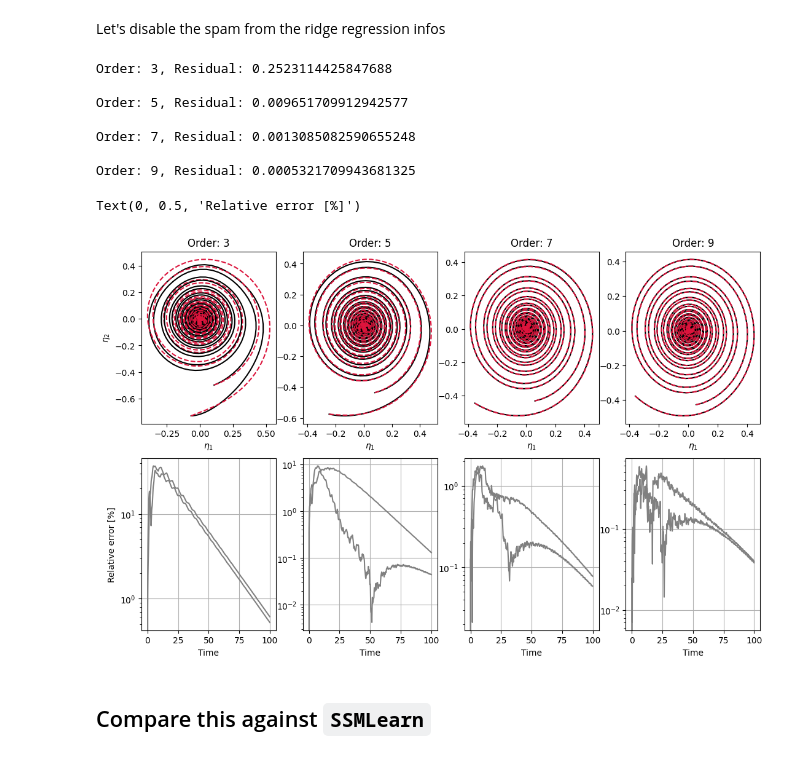
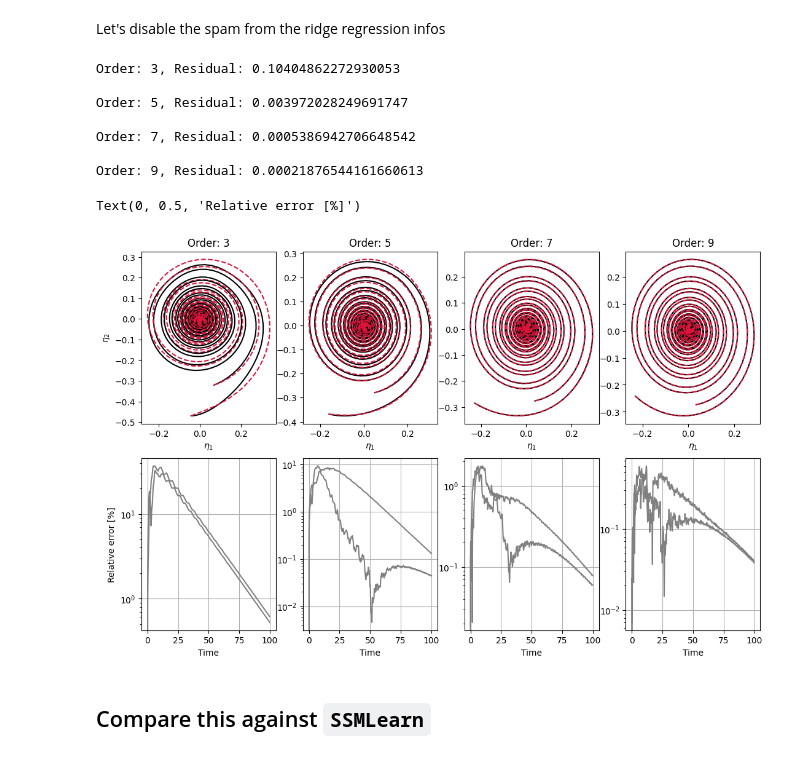
Before and after one commit to haller-group/SSMLearnPy, a Jupyter notebook: examples/one_dof_oscillator/test_normalform_transformation_benchmark_vs_ssmlearn.ipynb, the cells around one changed output. Saved outputs shown, nothing was run; the diff lists cells and outputs as text; code cells hidden in the pictures.

````diff
--- a/examples/one_dof_oscillator/test_normalform_transformation_benchmark_vs_ssmlearn.ipynb
+++ b/examples/one_dof_oscillator/test_normalform_transformation_benchmark_vs_ssmlearn.ipynb
@@ -123,7 +123,7 @@ constLHS = [[-1, 0]]
 constRHS = [[0, 0]]
 cons = [constLHS, constRHS]
 # Fit reduced model
-mdl = ridge.x(X, y, poly_degree = 3, constraints = cons)
+mdl = ridge.get_fit_ridge(X, y, poly_degree = 3, constraints = cons)
 linearPart = mdl.map_info['coefficients'][:,:2]
 dictTosave = {}
 dictTosave['trajectories'] = trajectories
@@ -149,6 +149,3 @@ array([[-0.04847425+1.41048894j,  0.        +0.j        ],
 trf, dyn = normalform.wrap_optimized_coefficients(ndofs, nf, 3, d )
 # %% [markdown]
 The trajectories can be plotted in the normal form coordinates
-# %%
-test = np.random.rand(10,2)
-transformed = trf.inverse_transform(test)
@@ -155,7 +156,7 @@ transformed = trf.inverse_transform(test)
 # %%
 for t in trajectories:
-    transformed = trf.inverse_transform(t.T)
-    plt.plot(np.real(transformed[:,0]), np.imag(transformed[:,0]))
+    transformed = trf.inverse_transform(t)
+    plt.plot(np.real(transformed[0,:]), np.imag(transformed[0,:]))
 plt.xlabel('$\\eta_1$')
 plt.ylabel('$\\eta_2$')
 # %% [output]
@@ -167,9 +168,9 @@ dt = t[1] - t[0]
 # %%
 
 for t in trajectories:
-    transformed = trf.inverse_transform(t.T)
-    plt.plot(np.real(transformed[:,0]), np.imag(transformed[:,0]), '-', c='black', label = 'Training')
-    ic = transformed[0,:]
+    transformed = trf.inverse_transform(t)
+    plt.plot(np.real(transformed[0,:]), np.imag(transformed[0,:]), '-', c='black', label = 'Training')
+    ic = transformed[:,0]
 
     pred = solve_ivp(dyn['vectorfield'], [time_pred[0], time_pred[-1]], ic, t_eval=time_pred, method = 'DOP853')
     plt.plot(np.real(pred.y[0,:]), np.imag(pred.y[0,:]), '--', c='Crimson', label = 'Prediction')
@@ -197,42 +198,42 @@ orders = [3, 5, 7, 9]
 n_orders = len(orders)
 for i in range(n_orders):
     order = orders[i]
     mdl = ridge.get_fit_ridge(X, y, poly_degree = order, constraints = cons) # pre-fit with regular ridge regression
     linearPart = mdl.map_info['coefficients'][:,:2]
 
     nf, n_unknowns_dynamics, n_unknowns_transformation, objectiv = normalform.create_normalform_transform_objective(times, trajectories, linearPart, degree = order)
     initial_guess = normalform.create_normalform_initial_guess(mdl, nf)
     res = least_squares(objectiv, initial_guess, jac='2-point', method='lm')
     print('Order: %s, Residual: %s \n' %(order, res.cost))
     d = normalform.unpack_optimized_coeffs(res.x, ndofs, nf, n_unknowns_dynamics, n_unknowns_transformation)
     trf, dyn = normalform.wrap_optimized_coefficients(ndofs, nf, order, d )
     ax[0,i].set_xlabel('$\\eta_1$')
     ax[0,i].set_title('Order: %s' %order)
     for t in trajectories:
-        transformed = trf.inverse_transform(t.T)
-        ax[0,i].plot(np.real(transformed[:,0]), np.imag(transformed[:,0]), '-', c='black', label = 'Training')
-        ic = transformed[0,:]
+        transformed = trf.inverse_transform(t)
+        ax[0,i].plot(np.real(transformed[0,:]), np.imag(transformed[0,:]), '-', c='black', label = 'Training')
+        ic = transformed[:,0]
         pred = solve_ivp(dyn['vectorfield'], [time_pred[0], time_pred[-1]], ic, t_eval=time_pred, method = 'DOP853')
         ax[0,i].plot(np.real(pred.y[0,:]), np.imag(pred.y[0,:]), '--', c='Crimson', label = 'Prediction')
         ## we also compute the error along trajectories
         tonorm = np.max(np.abs(transformed[:,0]))
-        error = np.abs(pred.y[0,:] - transformed[:,0])/tonorm
+        error = np.abs(pred.y[0,:] - transformed[0,:])/tonorm
         ax[1,i].semilogy(pred.t, error*100, '-', c='grey', label ='Relative error')
 
     ax[1,i].grid()
     ax[1,i].set_xlabel('Time')
 ax[0,0].set_ylabel('$\\eta_2$')
 ax[1,0].set_ylabel('Relative error [%]')
 # %% [output]
-Order: 3, Residual: 0.2523114425847688
+Order: 3, Residual: 0.10404862272930053
 
-Order: 5, Residual: 0.009651709912942577
+Order: 5, Residual: 0.003972028249691747
 
-Order: 7, Residual: 0.0013085082590655248
+Order: 7, Residual: 0.0005386942706648542
 
-Order: 9, Residual: 0.0005321709943681325
+Order: 9, Residual: 0.00021876544161660613
 Text(0, 0.5, 'Relative error [%]')
-[figure, old version]
+[figure, new version]
 # %% [markdown]
 ## Compare this against ```SSMLearn```
 # %% [markdown]
````
Also changed, not shown: parts of 8 cells of this notebook, 6 other files.
